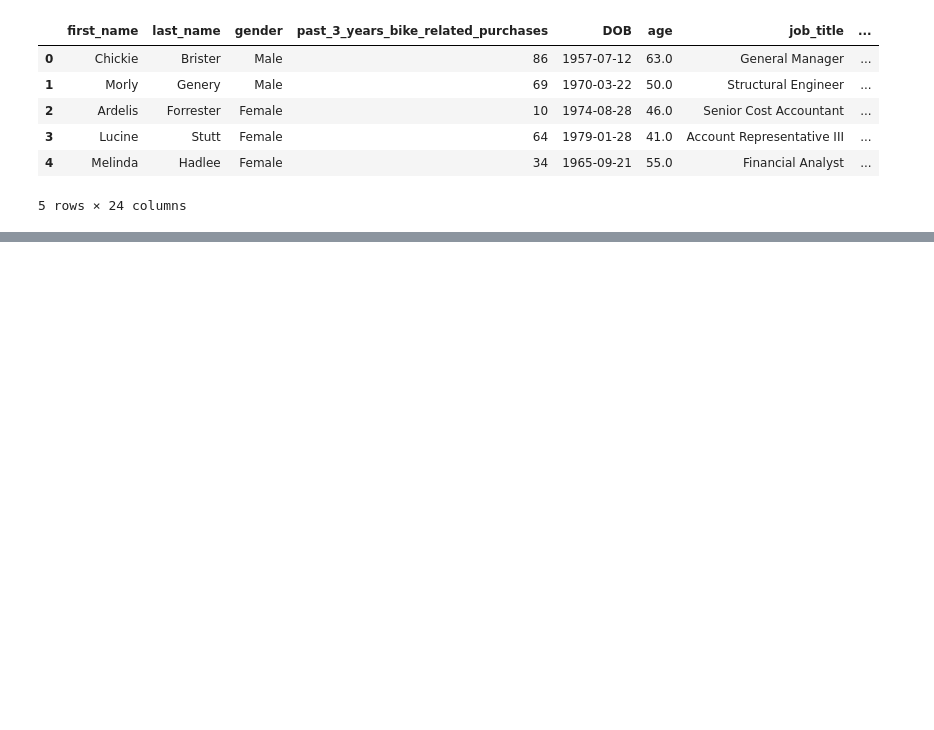
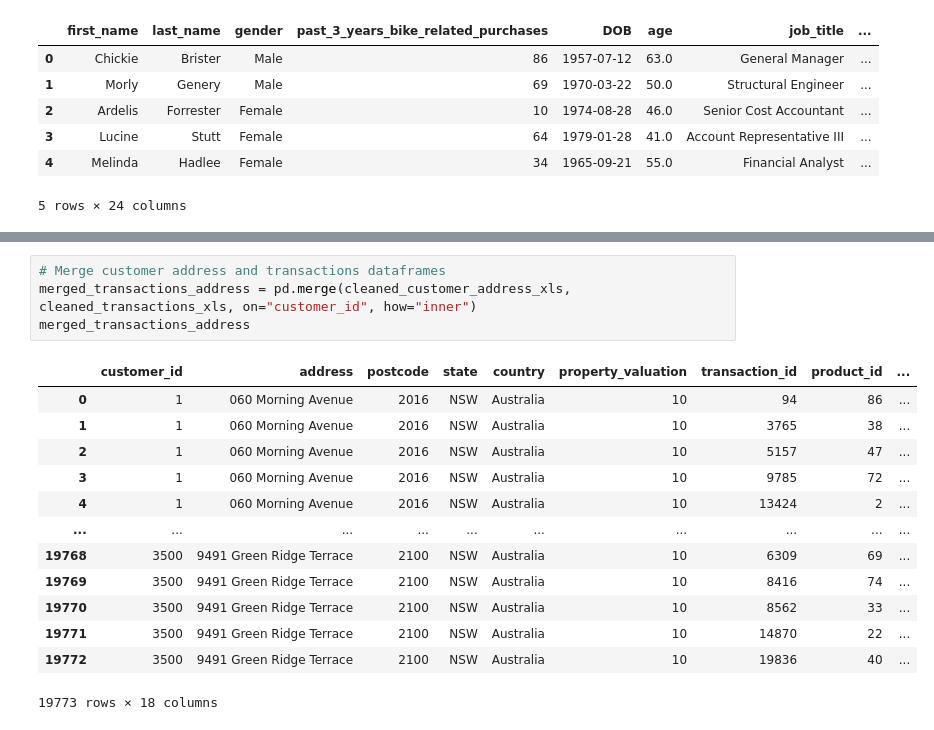
Before and after one commit to jeremychiaa/kpmg-virtual-internship, a Jupyter notebook: sprocket_script.ipynb, the cells around one changed output, grey strips where cells are left out. Cells and saved outputs as stored; diff of their text form; blank space fills up the shorter version.

```diff
--- a/sprocket_script.ipynb
+++ b/sprocket_script.ipynb
@@ -267,0 +318,18 @@ new_customer_list_xls.head()
+# %%
+# Merge customer address and transactions dataframes
+merged_transactions_address = pd.merge(cleaned_customer_address_xls, cleaned_transactions_xls, on="customer_id", how="inner")
+merged_transactions_address
+# %% [output]
+|  | customer_id | address | postcode | state | country | property_valuation | transaction_id | product_id | ... |
+| 0 | 1 | 060 Morning Avenue | 2016 | NSW | Australia | 10 | 94 | 86 | ... |
+| 1 | 1 | 060 Morning Avenue | 2016 | NSW | Australia | 10 | 3765 | 38 | ... |
+| 2 | 1 | 060 Morning Avenue | 2016 | NSW | Australia | 10 | 5157 | 47 | ... |
+| 3 | 1 | 060 Morning Avenue | 2016 | NSW | Australia | 10 | 9785 | 72 | ... |
+| 4 | 1 | 060 Morning Avenue | 2016 | NSW | Australia | 10 | 13424 | 2 | ... |
+| ... | ... | ... | ... | ... | ... | ... | ... | ... | ... |
+| 19768 | 3500 | 9491 Green Ridge Terrace | 2100 | NSW | Australia | 10 | 6309 | 69 | ... |
+| 19769 | 3500 | 9491 Green Ridge Terrace | 2100 | NSW | Australia | 10 | 8416 | 74 | ... |
+| 19770 | 3500 | 9491 Green Ridge Terrace | 2100 | NSW | Australia | 10 | 8562 | 33 | ... |
+| 19771 | 3500 | 9491 Green Ridge Terrace | 2100 | NSW | Australia | 10 | 14870 | 22 | ... |
+| 19772 | 3500 | 9491 Green Ridge Terrace | 2100 | NSW | Australia | 10 | 19836 | 40 | ... |
+19773 rows × 18 columns
```
Also changed, not shown: parts of 11 cells of this notebook.
